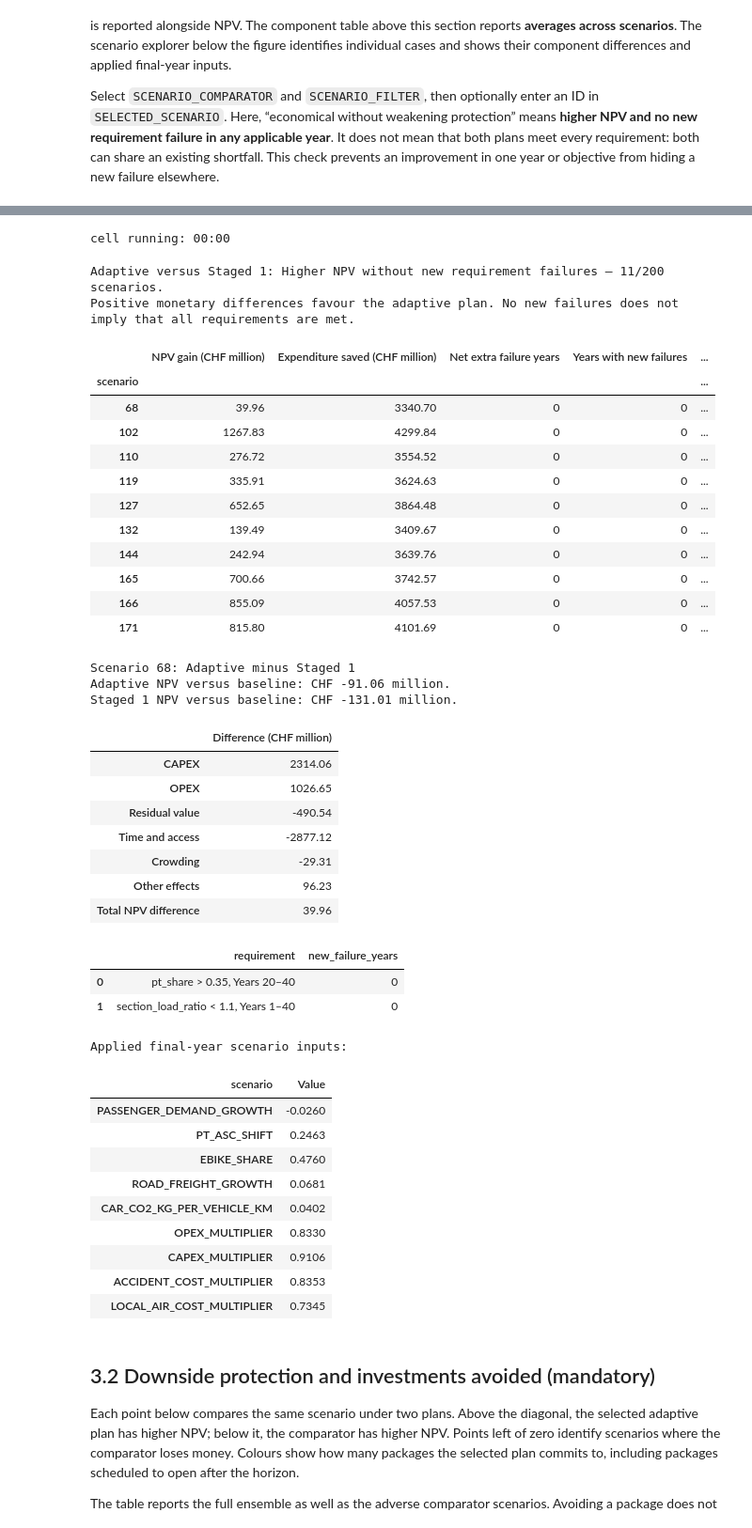
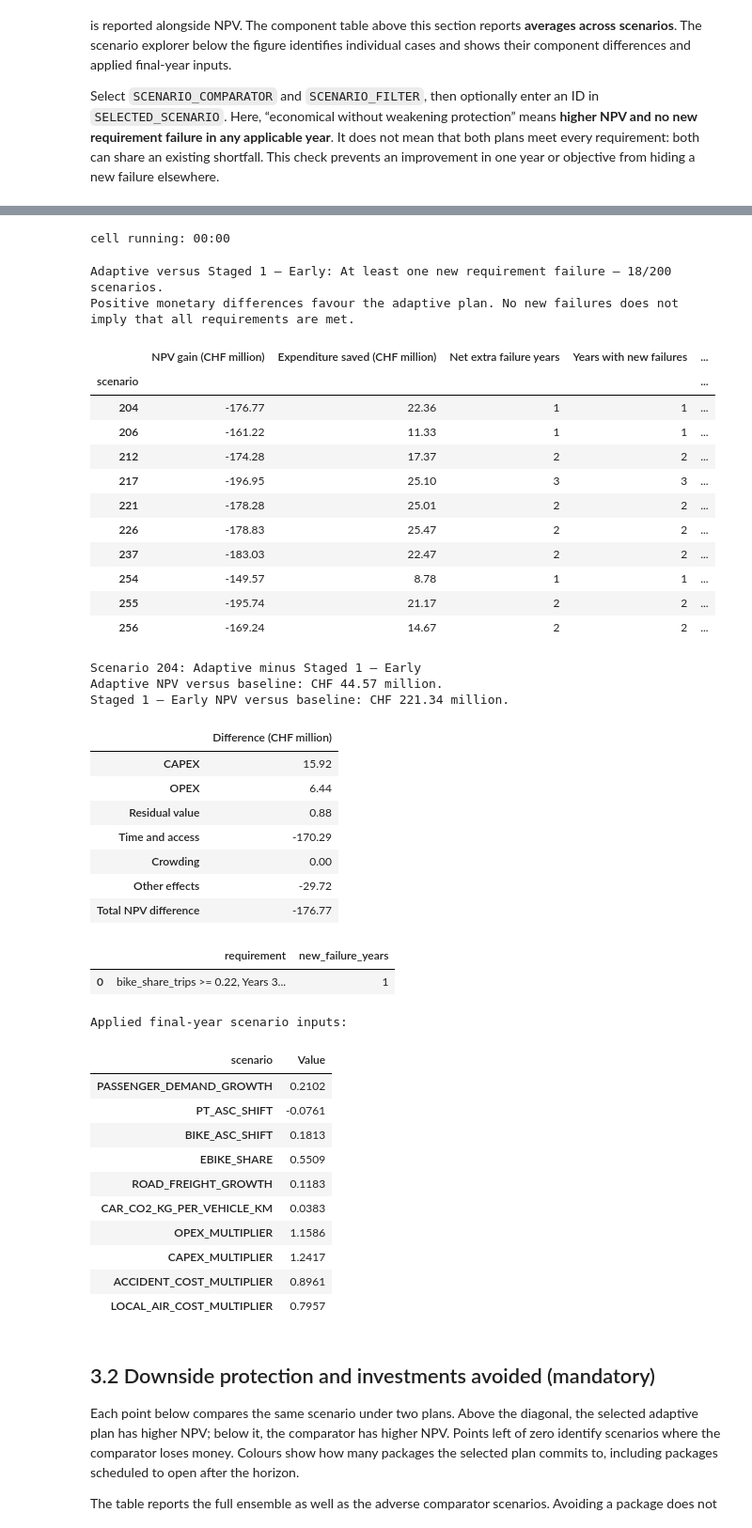
Before and after one commit to dmaure-ETHZ/IP-HS26-MehrSpur-CaseStudy-Domanyi-Londis-Maurer, a Jupyter notebook: notebooks/05_appraisal.ipynb, the cells around one changed output, grey strips where cells are left out. Shown at 94% size. Cells and saved outputs as stored; diff of their text form; code cells hidden in the pictures.

```diff
--- a/notebooks/05_appraisal.ipynb
+++ b/notebooks/05_appraisal.ipynb
@@ -2199,7 +2238,8 @@ cell running: 00:00
 # %%
 # Select a comparator, a question and (optionally) a specific scenario to inspect.
 SCENARIO_COMPARATOR = WAITING_COMPARATORS[0] if WAITING_COMPARATORS else None
-SCENARIO_FILTER = "higher_npv_no_new_failure"
+SCENARIO_FILTER = "new_requirement_failures"
+
 # Other filters: "saving_but_lower_npv", "new_requirement_failures", "all".
 SELECTED_SCENARIO = None  # A scenario ID, or None for the first matching scenario.
 SCENARIOS_TO_SHOW = 10
@@ -2271,69 +2311,69 @@ if WAITING_AVAILABLE:
             print("The explicitly selected scenario does not meet the current filter; it is shown for comparison.")
         selected_case = cases.loc[selected_scenario]
         print(f"Scenario {selected_scenario}: {plan_label(WAITING_FOCUS_PLAN)} minus {plan_label(SCENARIO_COMPARATOR)}")
         for plan in (WAITING_FOCUS_PLAN, SCENARIO_COMPARATOR):
             value = df.loc[df.scenario.eq(selected_scenario) & df.plan.eq(plan), "NPV_MCHF"].iloc[0]
             print(f"{plan_label(plan)} NPV versus baseline: CHF {value:,.2f} million.")
         component_table = selected_case[[*waiting_groups, "NPV_difference_MCHF"]].rename(
             index={"NPV_difference_MCHF": "Total NPV difference"}).astype(float).to_frame("Difference (CHF million)")
         display(component_table.round(2))
         requirement_detail = pd.DataFrame([
             {"requirement": rule["label"],
              "new_failure_years": selected_case[rule["id"] + "_new_failure_years"]}
             for rule in ACTIVE_REQUIREMENTS])
         display(requirement_detail)
         selected_inputs = physical_scenario_inputs.set_index("scenario").loc[[selected_scenario], SAMPLED_NAMES]
         if len(SAMPLED_NAMES):
             print("Applied final-year scenario inputs:")
             display(selected_inputs.T.rename(columns={selected_scenario: "Value"}).round(4))
         selected_inputs = selected_inputs.reset_index()
     # Empty selections also replace previous exports, so old selected cases cannot be mistaken for this run.
     export_table(component_table.assign(scenario=selected_scenario, comparator=SCENARIO_COMPARATOR),
                  "05_waiting_selected_components", index=True)
     export_table(requirement_detail.assign(scenario=selected_scenario, comparator=SCENARIO_COMPARATOR),
                  "05_waiting_selected_requirements")
     export_table(selected_inputs, "05_waiting_selected_inputs")
 # %% [output]
 cell running: 00:00
-Adaptive versus Staged 1: Higher NPV without new requirement failures — 11/200 scenarios.
+Adaptive versus Staged 1 – Early: At least one new requirement failure — 18/200 scenarios.
 Positive monetary differences favour the adaptive plan. No new failures does not imply that all requirements are met.
 |  | NPV gain (CHF million) | Expenditure saved (CHF million) | Net extra failure years | Years with new failures | ... |
 | scenario |  |  |  |  | ... |
-| 68 | 39.96 | 3340.70 | 0 | 0 | ... |
-| 102 | 1267.83 | 4299.84 | 0 | 0 | ... |
-| 110 | 276.72 | 3554.52 | 0 | 0 | ... |
-| 119 | 335.91 | 3624.63 | 0 | 0 | ... |
-| 127 | 652.65 | 3864.48 | 0 | 0 | ... |
-| 132 | 139.49 | 3409.67 | 0 | 0 | ... |
-| 144 | 242.94 | 3639.76 | 0 | 0 | ... |
-| 165 | 700.66 | 3742.57 | 0 | 0 | ... |
-| 166 | 855.09 | 4057.53 | 0 | 0 | ... |
-| 171 | 815.80 | 4101.69 | 0 | 0 | ... |
+| 204 | -176.77 | 22.36 | 1 | 1 | ... |
+| 206 | -161.22 | 11.33 | 1 | 1 | ... |
+| 212 | -174.28 | 17.37 | 2 | 2 | ... |
+| 217 | -196.95 | 25.10 | 3 | 3 | ... |
+| 221 | -178.28 | 25.01 | 2 | 2 | ... |
+| 226 | -178.83 | 25.47 | 2 | 2 | ... |
+| 237 | -183.03 | 22.47 | 2 | 2 | ... |
+| 254 | -149.57 | 8.78 | 1 | 1 | ... |
+| 255 | -195.74 | 21.17 | 2 | 2 | ... |
+| 256 | -169.24 | 14.67 | 2 | 2 | ... |
-Scenario 68: Adaptive minus Staged 1
-Adaptive NPV versus baseline: CHF -91.06 million.
-Staged 1 NPV versus baseline: CHF -131.01 million.
+Scenario 204: Adaptive minus Staged 1 – Early
+Adaptive NPV versus baseline: CHF 44.57 million.
+Staged 1 – Early NPV versus baseline: CHF 221.34 million.
 |  | Difference (CHF million) |
-| CAPEX | 2314.06 |
-| OPEX | 1026.65 |
-| Residual value | -490.54 |
-| Time and access | -2877.12 |
-| Crowding | -29.31 |
-| Other effects | 96.23 |
-| Total NPV difference | 39.96 |
+| CAPEX | 15.92 |
+| OPEX | 6.44 |
+| Residual value | 0.88 |
+| Time and access | -170.29 |
+| Crowding | 0.00 |
+| Other effects | -29.72 |
+| Total NPV difference | -176.77 |
 |  | requirement | new_failure_years |
-| 0 | pt_share > 0.35, Years 20–40 | 0 |
-| 1 | section_load_ratio < 1.1, Years 1–40 | 0 |
+| 0 | bike_share_trips >= 0.22, Years 3... | 1 |
 Applied final-year scenario inputs:
 | scenario | Value |
-| PASSENGER_DEMAND_GROWTH | -0.0260 |
-| PT_ASC_SHIFT | 0.2463 |
-| EBIKE_SHARE | 0.4760 |
-| ROAD_FREIGHT_GROWTH | 0.0681 |
-| CAR_CO2_KG_PER_VEHICLE_KM | 0.0402 |
-| OPEX_MULTIPLIER | 0.8330 |
-| CAPEX_MULTIPLIER | 0.9106 |
-| ACCIDENT_COST_MULTIPLIER | 0.8353 |
-| LOCAL_AIR_COST_MULTIPLIER | 0.7345 |
+| PASSENGER_DEMAND_GROWTH | 0.2102 |
+| PT_ASC_SHIFT | -0.0761 |
+| BIKE_ASC_SHIFT | 0.1813 |
+| EBIKE_SHARE | 0.5509 |
+| ROAD_FREIGHT_GROWTH | 0.1183 |
+| CAR_CO2_KG_PER_VEHICLE_KM | 0.0383 |
+| OPEX_MULTIPLIER | 1.1586 |
+| CAPEX_MULTIPLIER | 1.2417 |
+| ACCIDENT_COST_MULTIPLIER | 0.8961 |
+| LOCAL_AIR_COST_MULTIPLIER | 0.7957 |
 # %% [markdown]
 ## 3.2 Downside protection and investments avoided (mandatory)
 
```
Also changed, not shown: parts of 20 cells of this notebook, 21 other files.
